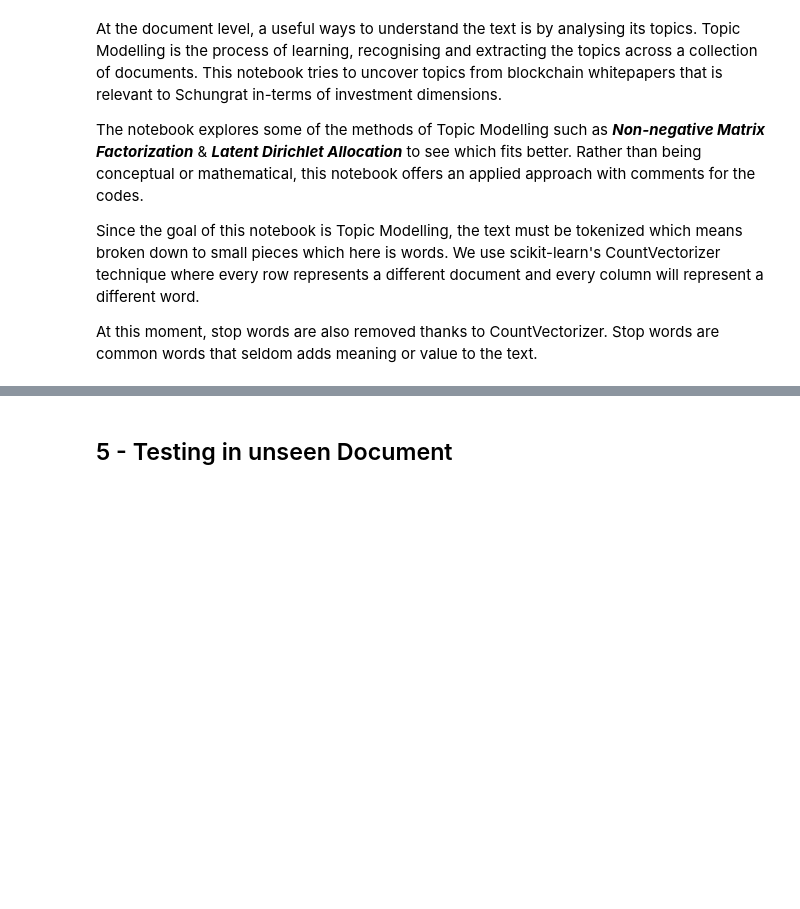
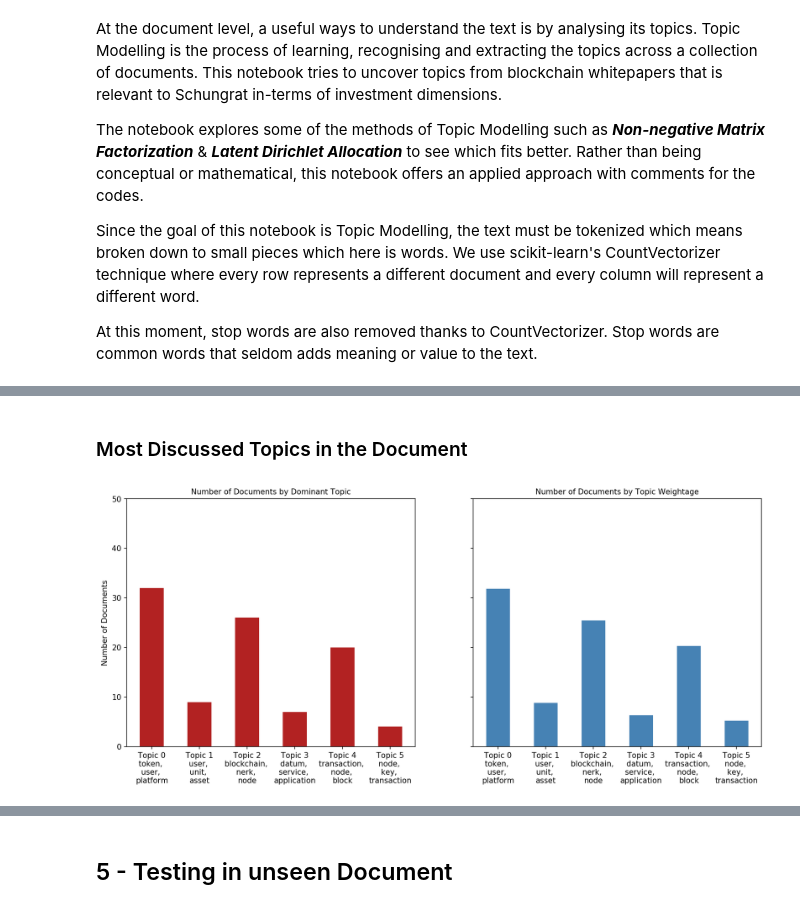
Before and after one commit to luisdiegocm/HWR_DataScience_Project, a Jupyter notebook: notebooks/4- Topic Modeling.ipynb, the cells around one changed output, grey strips where cells are left out. Drawn from its saved outputs; the diff is of its cells as text; code cells hidden in the pictures; blank space fills up the shorter version.

```diff
--- a/notebooks/4- Topic Modeling.ipynb
+++ b/notebooks/4- Topic Modeling.ipynb
@@ -171,4 +120,4 @@ data_df.head(2)
 data_df.to_pickle('tmcorpus.pkl')
 # %%
 with open('tmcorpus.pkl', 'rb') as f:
-    data_df = pickle.load(f)
+    data_ready = pickle.load(f)
@@ -510,0 +319,2 @@ pprint(topic_terms)
+# %% [markdown]
+### Most Discussed Topics in the Document
@@ -510,0 +352,24 @@ pprint(topic_terms)
+# %%
+from matplotlib.ticker import FuncFormatter
+
+# Plot
+fig, (ax1, ax2) = plt.subplots(1, 2, figsize=(15, 6), dpi=150, sharey=True)
+
+# Topic Distribution by Dominant Topics
+ax1.bar(x='Dominant_Topic', height='count', data=df_dominant_topic_in_each_doc, width=.5, color='firebrick')
+ax1.set_xticks(range(df_dominant_topic_in_each_doc.Dominant_Topic.unique().__len__()))
+tick_formatter = FuncFormatter(lambda x, pos: 'Topic ' + str(x)+ '\n' + df_top3words.loc[df_top3words.topic_id==x, 'words'].values[0])
+ax1.xaxis.set_major_formatter(tick_formatter)
+ax1.set_title('Number of Documents by Dominant Topic', fontdict=dict(size=10))
+ax1.set_ylabel('Number of Documents')
+ax1.set_ylim(0, 50)
+
+# Topic Distribution by Topic Weights
+ax2.bar(x='index', height='count', data=df_topic_weightage_by_doc, width=.5, color='steelblue')
+ax2.set_xticks(range(df_topic_weightage_by_doc.index.unique().__len__()))
+ax2.xaxis.set_major_formatter(tick_formatter)
+ax2.set_title('Number of Documents by Topic Weightage', fontdict=dict(size=10))
+
+plt.show()
+# %% [output]
+[figure, added]
```
Also changed, not shown: parts of 65 cells of this notebook, 4 other files.
